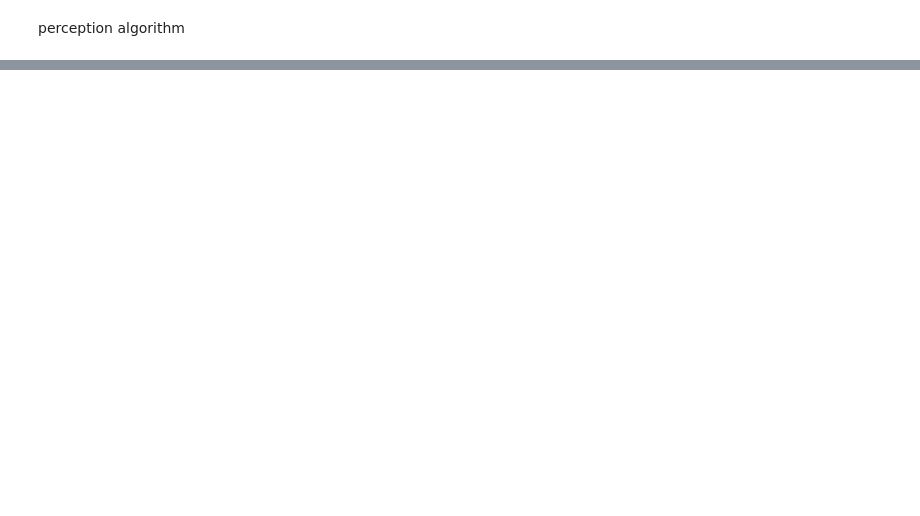
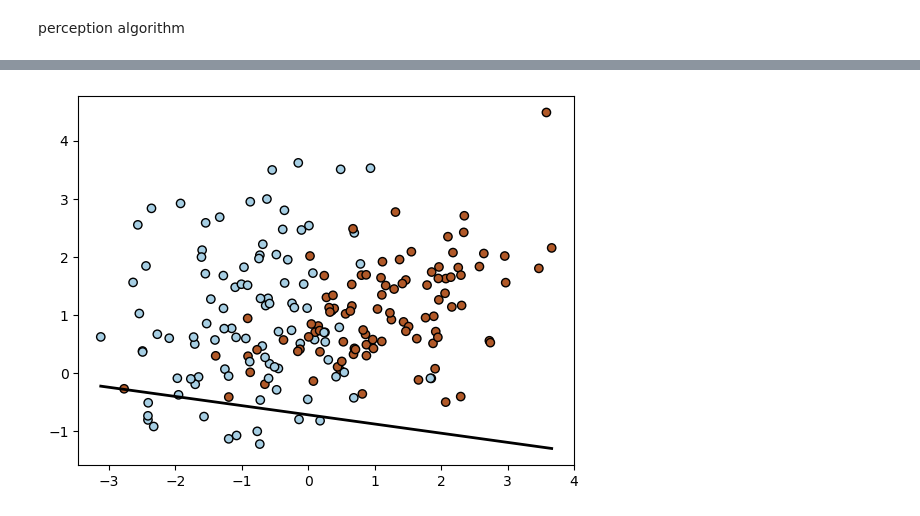
Before and after one commit to SaltPepperVinegar/brief-machine-learning, a Jupyter notebook: linear classifier/linear classifier .ipynb, the cells around one changed output, grey strips where cells are left out. Drawn from its saved outputs; the diff is of its cells as text; code cells hidden in the pictures; blank space fills up the shorter version.

```diff
--- a/linear classifier/linear classifier .ipynb
+++ b/linear classifier/linear classifier .ipynb
@@ -62,5 +67,24 @@ print(learned_model.t)
 # %% [markdown]
 perception algorithm
 # %%
-plt.scatter(x[:,0],x[:,1], color='blue', edgecolors='black', alpha=0.7)
+
+def perceptron_learning_algorithm(X, y, k, model):
+    w = model.t
+    b = model.b
+    n = len(X)
+    current_model = LinearClassifier(w, b)
+
+    for _ in range(k):
+        changed = False
+        for i in range(n):
+            if y[i] * (np.dot(w, X[i]) + b) <= 0:  # Perceptron condition
+                w += y[i] * X[i]  # Update weights
+                b += y[i]  # Update bias
+                current_model = LinearClassifier(w, b)
+
+                changed = True
+        if not changed:  # Stop if no updates
+            break
+
+    return current_model
 # %%
@@ -67,0 +97,13 @@ x[:,0]
+# %%
+def plot(learned_model, x, y):
+    w= learned_model.t
+    b = learned_model.b
+    x_values = np.linspace(x[:, 0].min(), x[:, 0].max(), 100)
+    y_values = -(w[0] / w[1]) * x_values - (b / w[1])
+
+    plt.scatter(x[:, 0], x[:, 1], c=y, cmap=plt.cm.Paired, edgecolors="k")
+    plt.plot(x_values, y_values, 'k-', linewidth=2)  # Decision boundary
+
+plot(learned_model, x, y)
+# %% [output]
+[figure, added]
```
Also changed, not shown: parts of 6 cells of this notebook.
